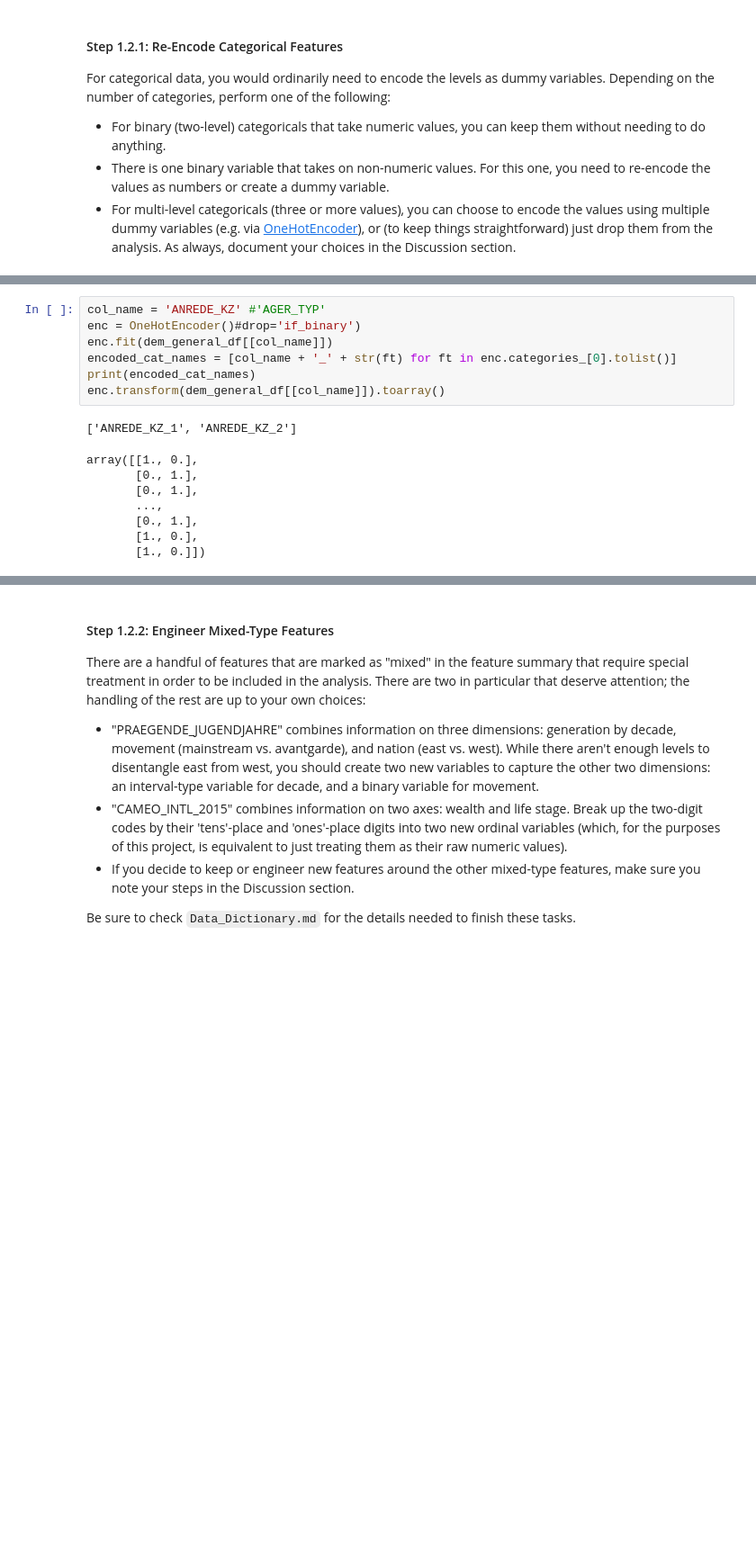
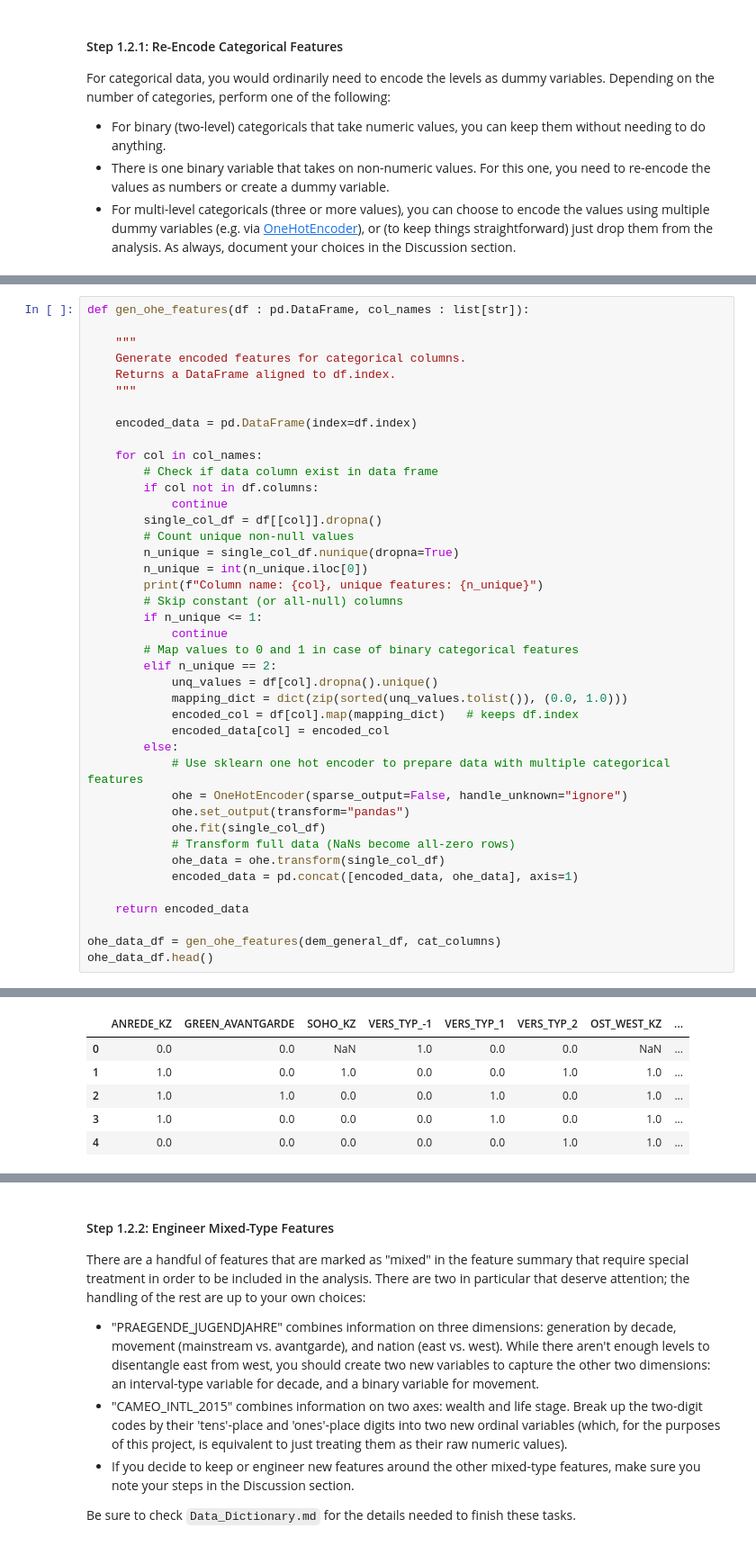
Before and after one commit to Diodak92/Intro-to-Machine-Learning-with-Pytorch, a Jupyter notebook: Identify_Customer_Segments/Identify_Customer_Segments.ipynb, the cells around one changed output, grey strips where cells are left out. Shown: that part at 90% size. Saved outputs shown, nothing was run; the diff lists cells and outputs as text; blank space fills up the shorter version.

```diff
--- a/Identify_Customer_Segments/Identify_Customer_Segments.ipynb
+++ b/Identify_Customer_Segments/Identify_Customer_Segments.ipynb
@@ -361,16 +343,42 @@ np.int64(168)
-# %%
-col_name = 'ANREDE_KZ' #'AGER_TYP'
-enc = OneHotEncoder()#drop='if_binary')
-enc.fit(dem_general_df[[col_name]])
-encoded_cat_names = [col_name + '_' + str(ft) for ft in enc.categories_[0].tolist()]
-print(encoded_cat_names)
-enc.transform(dem_general_df[[col_name]]).toarray()
-# %% [output]
-['ANREDE_KZ_1', 'ANREDE_KZ_2']
-array([[1., 0.],
-       [0., 1.],
-       [0., 1.],
-       ...,
-       [0., 1.],
-       [1., 0.],
-       [1., 0.]])
+# %%
+def gen_ohe_features(df : pd.DataFrame, col_names : list[str]):
+
+    """
+    Generate encoded features for categorical columns.
+    Returns a DataFrame aligned to df.index.
+    """
+
+    encoded_data = pd.DataFrame(index=df.index)
+
+    for col in col_names:
+        # Check if data column exist in data frame
+        if col not in df.columns:
+            continue
+        single_col_df = df[[col]].dropna()
+        # Count unique non-null values
+        n_unique = single_col_df.nunique(dropna=True)
+        n_unique = int(n_unique.iloc[0])
+        print(f"Column name: {col}, unique features: {n_unique}")
+        # Skip constant (or all-null) columns
+        if n_unique <= 1:
+            continue
+        # Map values to 0 and 1 in case of binary categorical features
+        elif n_unique == 2:
+            unq_values = df[col].dropna().unique()
+            mapping_dict = dict(zip(sorted(unq_values.tolist()), (0.0, 1.0)))
+            encoded_col = df[col].map(mapping_dict)   # keeps df.index
+            encoded_data[col] = encoded_col
+        else:
+            # Use sklearn one hot encoder to prepare data with multiple categorical features
+            ohe = OneHotEncoder(sparse_output=False, handle_unknown="ignore")
+            ohe.set_output(transform="pandas")
+            ohe.fit(single_col_df)
+            # Transform full data (NaNs become all-zero rows)
+            ohe_data = ohe.transform(single_col_df)
+            encoded_data = pd.concat([encoded_data, ohe_data], axis=1)
+
+    return encoded_data
+
+ohe_data_df = gen_ohe_features(dem_general_df, cat_columns)
+ohe_data_df.head()
+# %% [output]
@@ -377,3 +405,9 @@ array([[1., 0.],
+|  | ANREDE_KZ | GREEN_AVANTGARDE | SOHO_KZ | VERS_TYP_-1 | VERS_TYP_1 | VERS_TYP_2 | OST_WEST_KZ | ... |
+| 0 | 0.0 | 0.0 | NaN | 1.0 | 0.0 | 0.0 | NaN | ... |
+| 1 | 1.0 | 0.0 | 1.0 | 0.0 | 0.0 | 1.0 | 1.0 | ... |
+| 2 | 1.0 | 1.0 | 0.0 | 0.0 | 1.0 | 0.0 | 1.0 | ... |
+| 3 | 1.0 | 0.0 | 0.0 | 0.0 | 1.0 | 0.0 | 1.0 | ... |
+| 4 | 0.0 | 0.0 | 0.0 | 0.0 | 0.0 | 1.0 | 1.0 | ... |
 # %% [markdown]
 #### Discussion 1.2.1: Re-Encode Categorical Features
 
```
Also changed, not shown: parts of 13 cells of this notebook.
